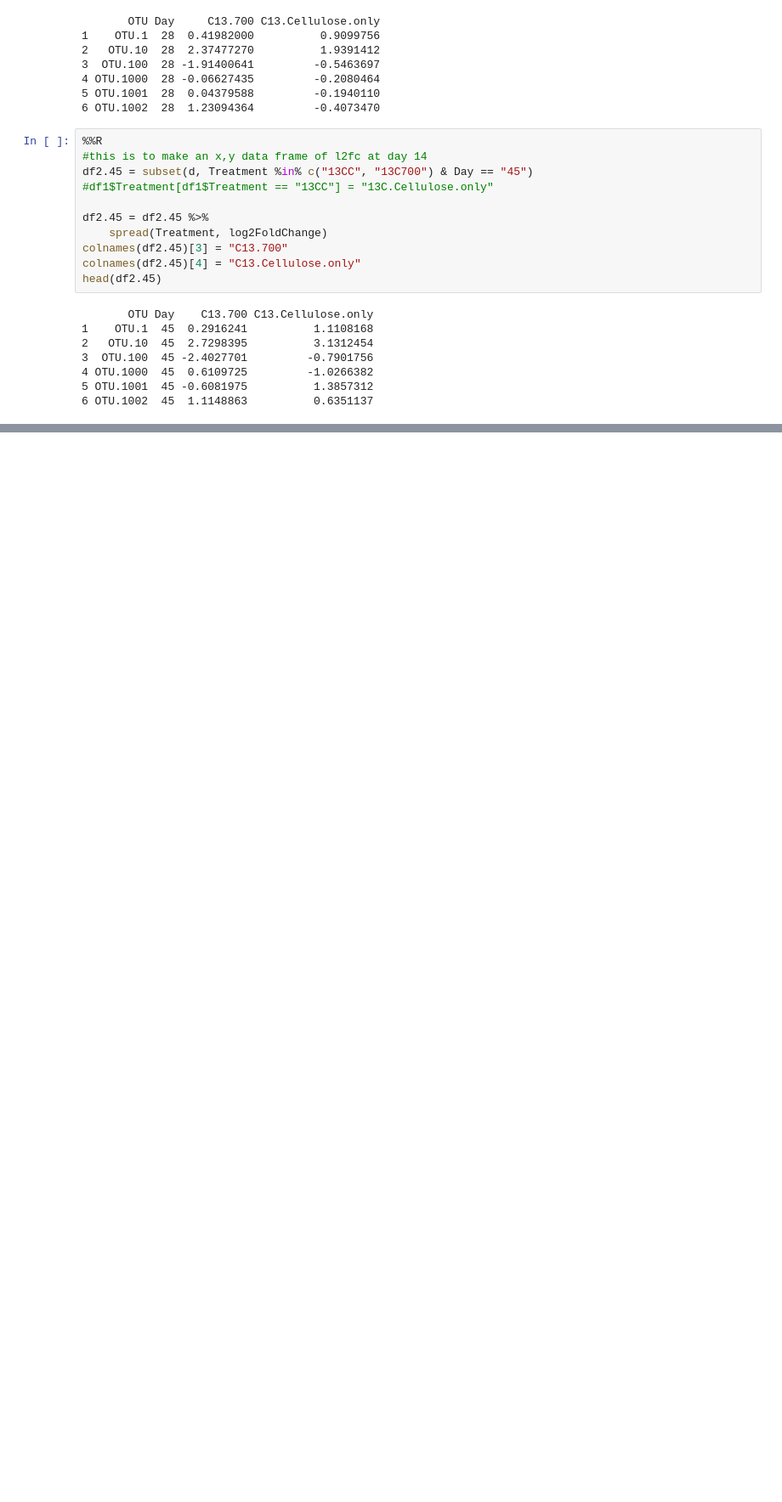
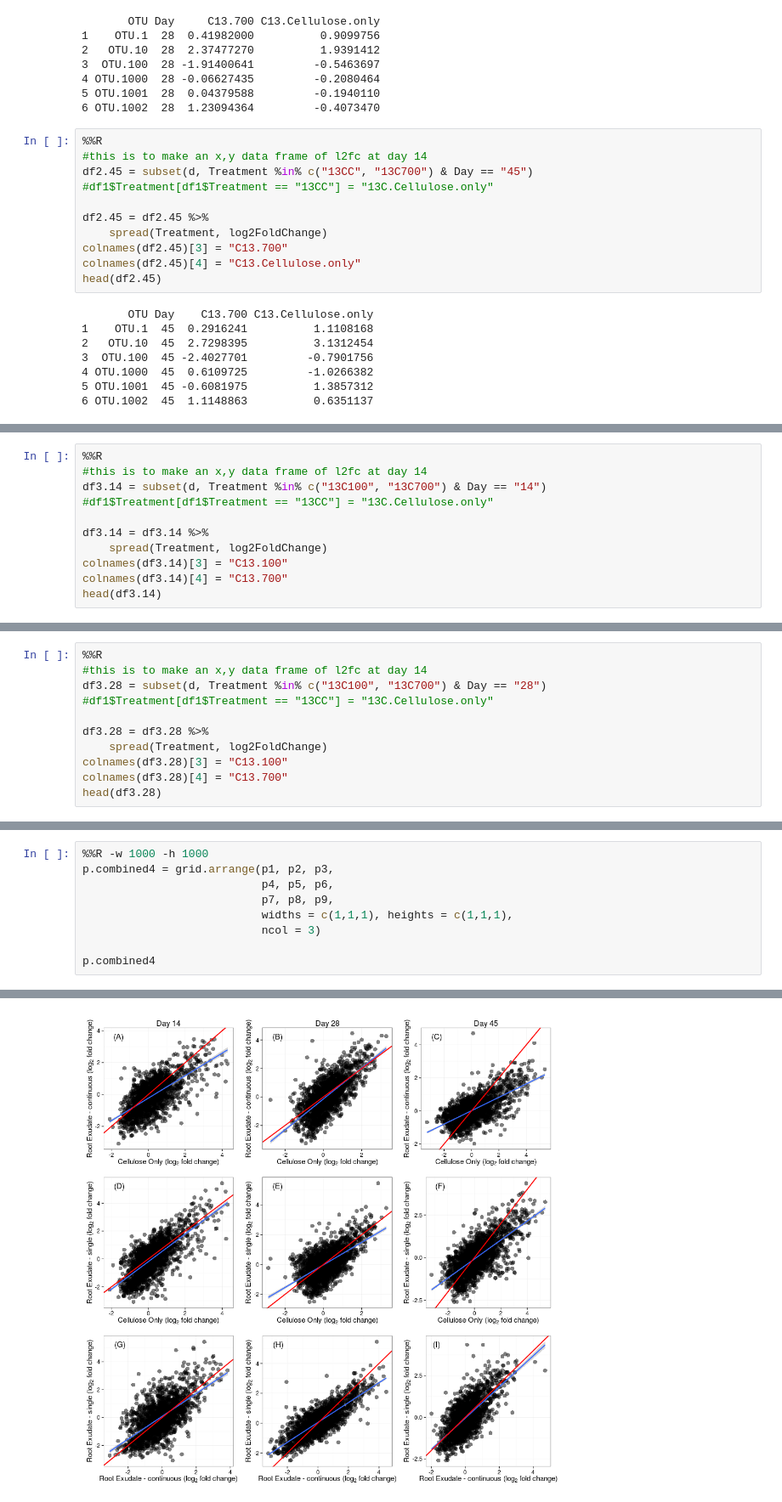
Before and after one commit to acampbellina/priming, a Jupyter notebook: LinReg.ipynb, the cells around one changed output, grey strips where cells are left out. Shown: that part at 85% size. Drawn from its saved outputs; the diff is of its cells as text; blank space fills up the shorter version.

```diff
--- a/LinReg.ipynb
+++ b/LinReg.ipynb
@@ -324,0 +327,11 @@ NULL
+# %%
+%%R
+#this is to make an x,y data frame of l2fc at day 14
+df3.14 = subset(d, Treatment %in% c("13C100", "13C700") & Day == "14")
+#df1$Treatment[df1$Treatment == "13CC"] = "13C.Cellulose.only"
+
+df3.14 = df3.14 %>%
+    spread(Treatment, log2FoldChange)
+colnames(df3.14)[3] = "C13.100"
+colnames(df3.14)[4] = "C13.700"
+head(df3.14)
@@ -324,0 +346,11 @@ NULL
+# %%
+%%R
+#this is to make an x,y data frame of l2fc at day 14
+df3.28 = subset(d, Treatment %in% c("13C100", "13C700") & Day == "28")
+#df1$Treatment[df1$Treatment == "13CC"] = "13C.Cellulose.only"
+
+df3.28 = df3.28 %>%
+    spread(Treatment, log2FoldChange)
+colnames(df3.28)[3] = "C13.100"
+colnames(df3.28)[4] = "C13.700"
+head(df3.28)
@@ -324,0 +450,10 @@ NULL
+# %%
+%%R -w 1000 -h 1000
+p.combined4 = grid.arrange(p1, p2, p3,
+                           p4, p5, p6,
+                           p7, p8, p9,
+                           widths = c(1,1,1), heights = c(1,1,1),
+                           ncol = 3)
+
+p.combined4
+# %% [output]
@@ -324,0 +461 @@ NULL
+[figure, added]
```
Also changed, not shown: parts of 11 cells of this notebook, 3 other files.
